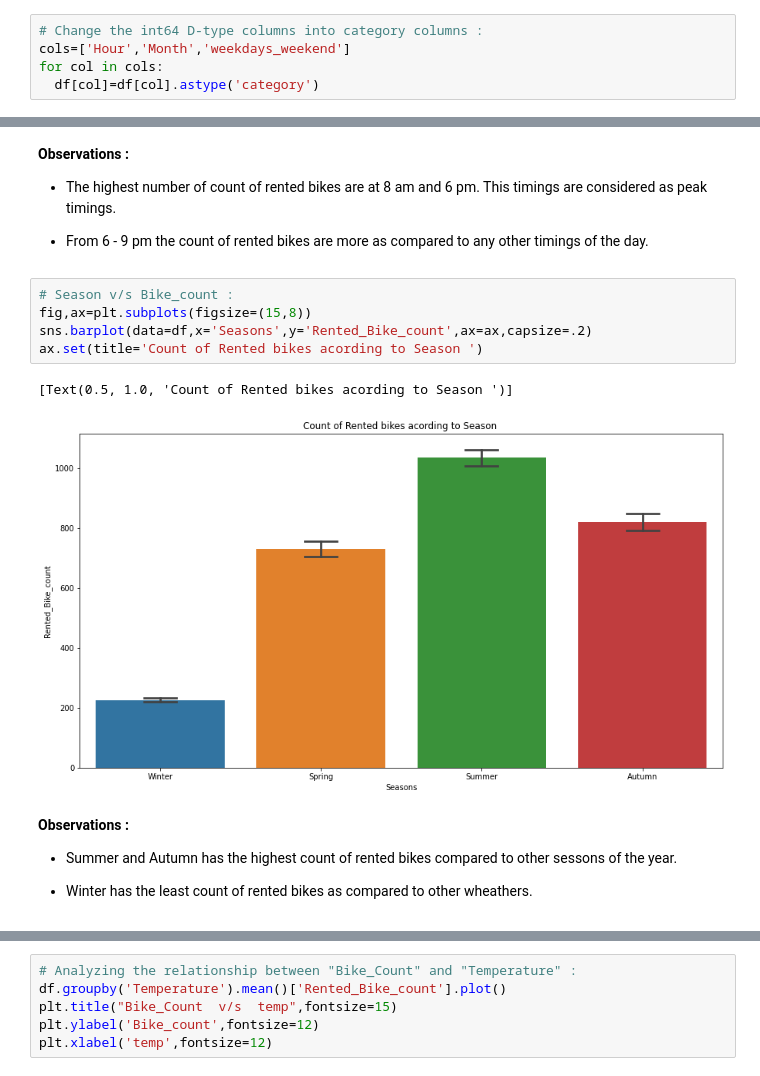
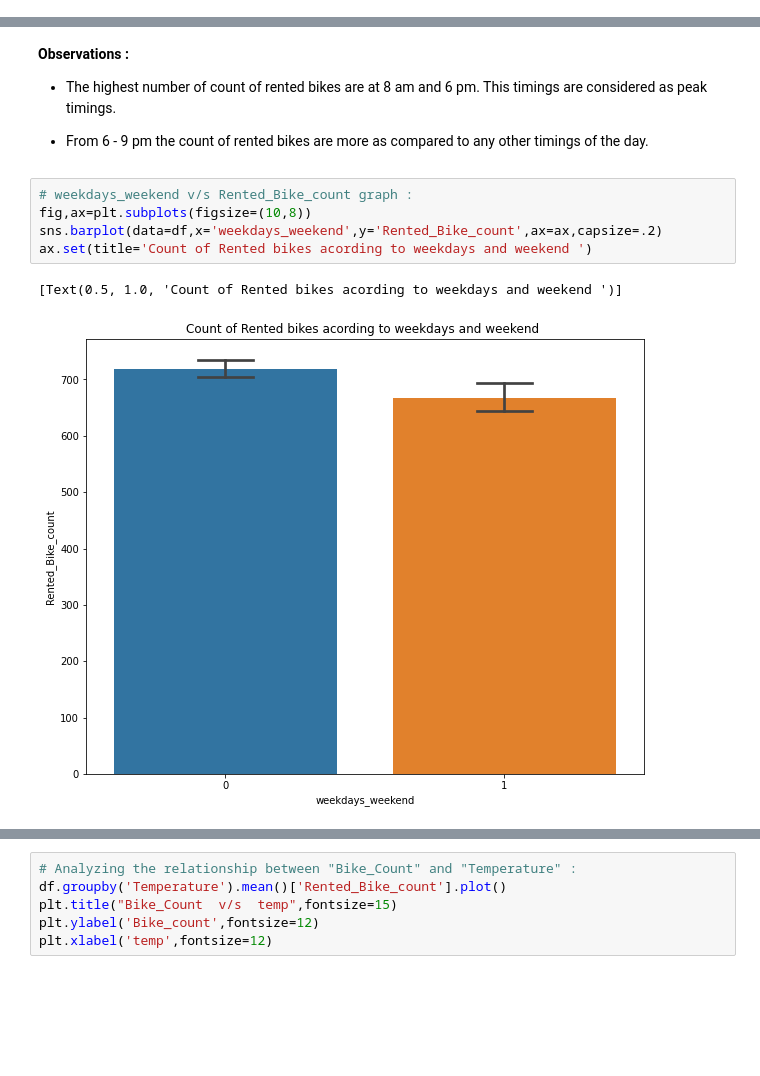
Before and after one commit to firaz-thakur/SEOUL-BIKE-SHARING-DEMAND-PREDICTION, a Jupyter notebook: Supervised_ML_Regression_Project.ipynb, the cells around one changed output, grey strips where cells are left out. Cells and saved outputs as stored; diff of their text form; blank space fills up the shorter version.

```diff
--- a/Supervised_ML_Regression_Project.ipynb
+++ b/Supervised_ML_Regression_Project.ipynb
@@ -391,5 +384,0 @@ Name: weekdays_weekend, dtype: int64
-# %%
-# Change the int64 D-type columns into category columns :
-cols=['Hour','Month','weekdays_weekend']
-for col in cols:
-  df[col]=df[col].astype('category')
@@ -483,17 +523,10 @@ ax.set(title='Count of Rented bikes acording to Hour ')
 
 * From 6 - 9 pm the count of rented bikes are more as compared to any other timings of the day.
 # %%
-# Season v/s Bike_count :
-fig,ax=plt.subplots(figsize=(15,8))
-sns.barplot(data=df,x='Seasons',y='Rented_Bike_count',ax=ax,capsize=.2)
-ax.set(title='Count of Rented bikes acording to Season ')
+# weekdays_weekend v/s Rented_Bike_count graph :
+fig,ax=plt.subplots(figsize=(10,8))
+sns.barplot(data=df,x='weekdays_weekend',y='Rented_Bike_count',ax=ax,capsize=.2)
+ax.set(title='Count of Rented bikes acording to weekdays and weekend ')
 # %% [output]
-[Text(0.5, 1.0, 'Count of Rented bikes acording to Season ')]
+[Text(0.5, 1.0, 'Count of Rented bikes acording to weekdays and weekend ')]
-[figure, old version]
+[figure, new version]
-# %% [markdown]
-**Observations :**
-
-*   Summer and Autumn has the highest count of rented bikes compared to other sessons of the year.
-
-
-* Winter has the least count of rented bikes as compared to other wheathers.
```
Also changed, not shown: parts of 118 cells of this notebook.
